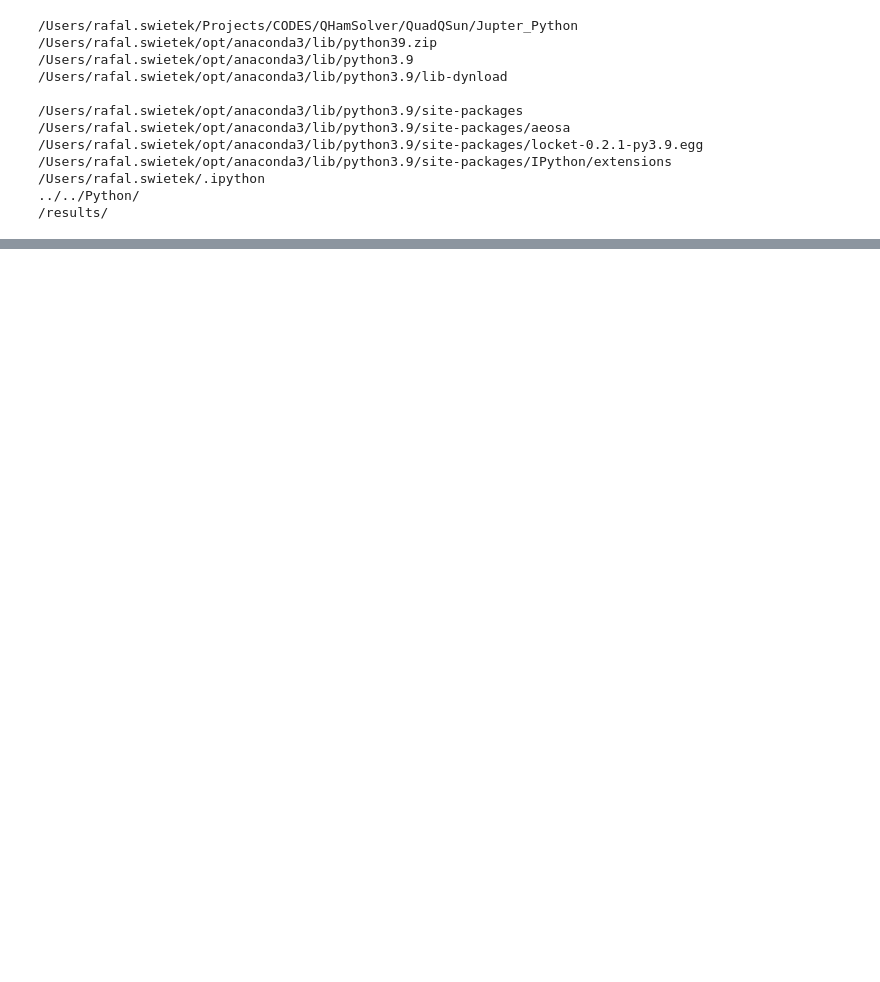
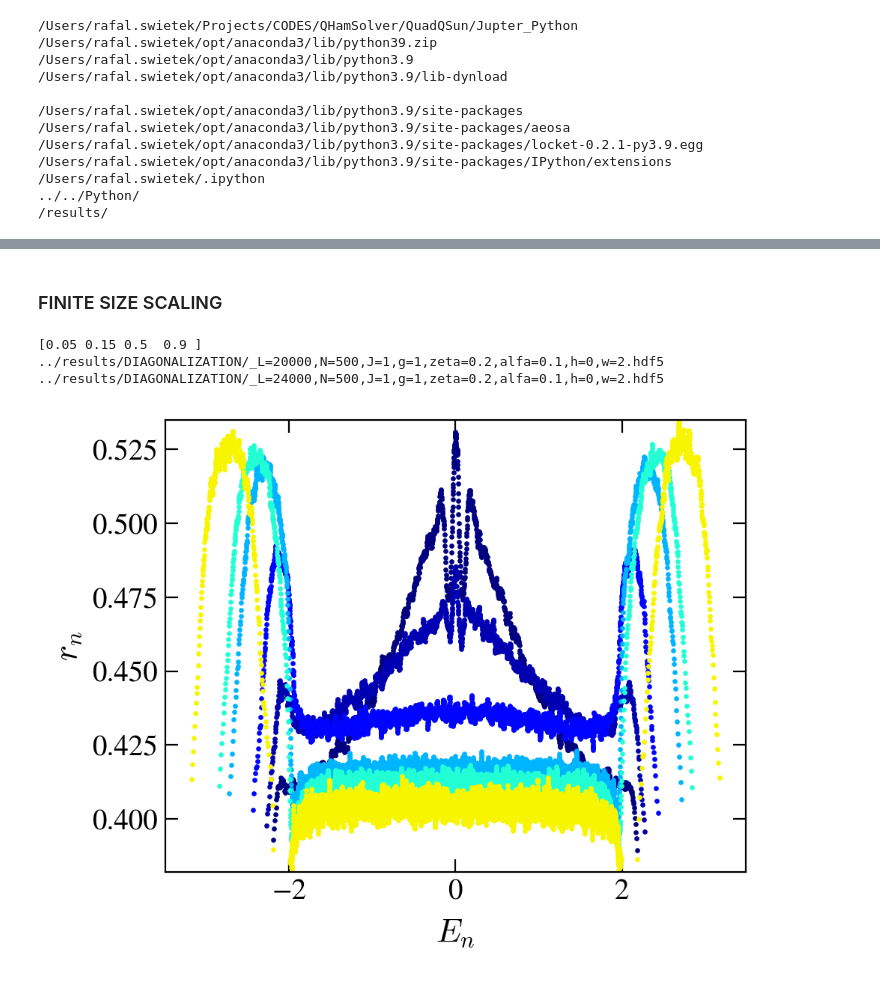
Before and after one commit to Rafal-Swietek/QHamSolver, a Jupyter notebook: QuadQSun/Jupter_Python/tests.ipynb, the cells around one changed output, grey strips where cells are left out. Drawn from its saved outputs; the diff is of its cells as text; code cells hidden in the pictures; blank space fills up the shorter version.

```diff
--- a/QuadQSun/Jupter_Python/tests.ipynb
+++ b/QuadQSun/Jupter_Python/tests.ipynb
@@ -184,0 +358,56 @@ fig.subplots_adjust(wspace = 0.23, hspace=0.13)
+# %% [markdown]
+### FINITE SIZE SCALING
+# %%
+markers = itertools.cycle(markers_ls)
+
+fig, axis = plt.subplots( nrows=1, ncols=1, figsize=(5,4), dpi = 200)
+
+J=1
+
+alfa=0.1
+h=0
+w=2
+zeta=0.2
+
+N=500
+gamma=1
+ini_ave=0
+
+L = 20000
+
+alfa_vals = np.array( [0.05, 0.15, 0.5, 0.9] )
+print(alfa_vals)
+
+sizes = np.array( [1000, 2000, 4000, 8000, 10000, 16000, 20000, 24000] )
+window = 10
+_smooth = 1
+
+s_m = matplotlib.cm.ScalarMappable(cmap='jet', norm= matplotlib.colors.Normalize(vmin=min(sizes), vmax=max(sizes) ))
+s_m.set_array([])
+
+for L in sizes:
+    dim = L+N
+    col = s_m.to_rgba(L)
+    name = base_dir + 'DIAGONALIZATION/' + info(L=L, N=N, J=J, gamma=gamma, zeta=zeta, alfa=alfa, h=h, w=w, ext='.hdf5', ini_ave=ini_ave)
+    if exists(name):
+        with h5py.File(name, "r") as file:
+            E = np.array(file.get('mean energies'))[1 : -1]
+            gap_ratio = np.array(file.get('gap ratio'))
+
+            if _smooth:
+                E = E[window//2 : -window//2]
+                gap_ratio = tools.remove_fluctuations(gap_ratio, bucket_size=window)[window//2 : -window//2]
+            axis.scatter(E, gap_ratio, color=col, s=2)
+    else:
+        print(name)
+
+fig_help.set_plot_elements(axis, ylabel=r"$r_n$", xlabel=r"$E_n$", font_size=14, set_legend=False, ylim=(0.382, 0.535))
+
+
+fig.subplots_adjust(wspace = 0.02, hspace=0.02)
+# fig.savefig("plots_AGP/FigS2.pdf", bbox_inches = 'tight', pad_inches=0.02)
+# %% [output]
+[0.05 0.15 0.5  0.9 ]
+../results/DIAGONALIZATION/_L=20000,N=500,J=1,g=1,zeta=0.2,alfa=0.1,h=0,w=2.hdf5
+../results/DIAGONALIZATION/_L=24000,N=500,J=1,g=1,zeta=0.2,alfa=0.1,h=0,w=2.hdf5
+[figure, added]
```
Also changed, not shown: parts of 11 cells of this notebook, 1 other file.
